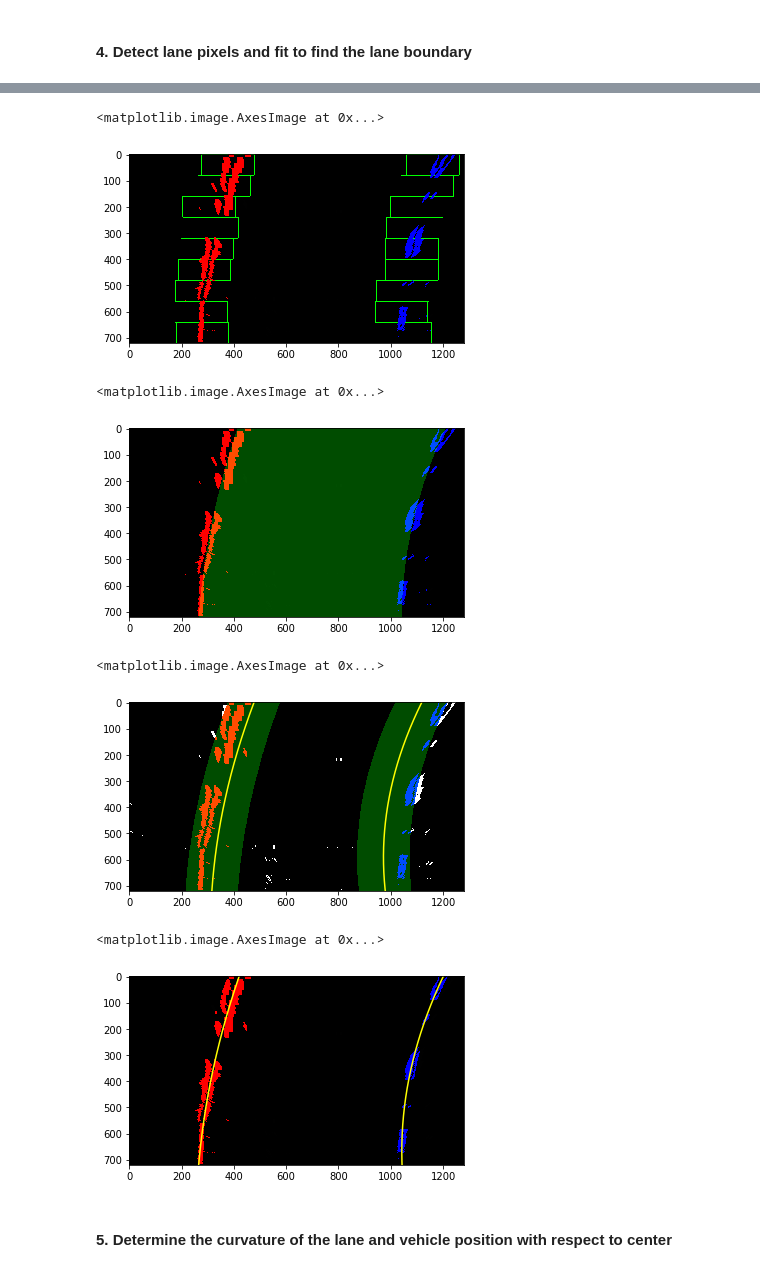
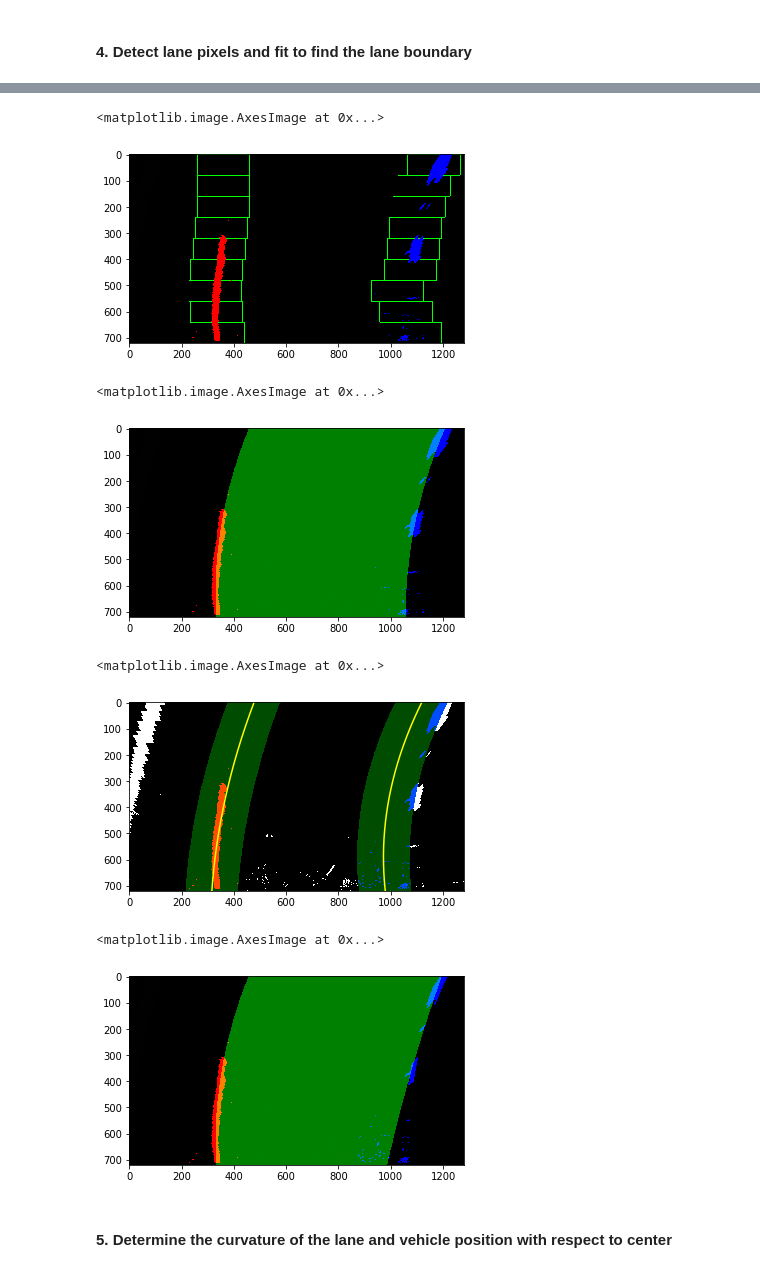
Before and after one commit to ninemillionbicycles/CarND-AdvancedLaneLines-P2, a Jupyter notebook: P2.ipynb, the cells around one changed output, grey strips where cells are left out. Cells and saved outputs as stored; diff of their text form; code cells hidden in the pictures.

```diff
--- a/P2.ipynb
+++ b/P2.ipynb
@@ -181,7 +181,7 @@ plt.subplots_adjust(left=0., right=1, top=0.9, bottom=0.)
 
 #### 1. Apply a distortion correction to raw images
 # %%
-image = mpimg.imread('test_images/test5.jpg')
+image = mpimg.imread('test_images/test1.jpg')
 
 # Read in the saved camera matrix and distortion coefficients
 dist_pickle = pickle.load(open("camera_cal/dist_pickle.p", "rb"))
@@ -289,6 +289,7 @@ def apply_thresholds(image, S_thresh, L_thresh, sobel_x_L_thresh, sobel_kernel=3
     # Get single color channels
     image_S = image_hls[:,:,2]
     image_L = image_hls[:,:,1]
+    image_H = image_hls[:,:,0]
 
     sobel_x_L_binary = abs_threshold(image_L, orient='x', sobel_kernel=ksize, thresh_min=sobel_x_L_thresh[0], thresh_max=sobel_x_L_thresh[1])
 
@@ -302,7 +303,10 @@ def apply_thresholds(image, S_thresh, L_thresh, sobel_x_L_thresh, sobel_kernel=3
 
     # Add all binary images into a single binary image
     image_binary = np.zeros_like(image_S)
+    # image_binary[(sobel_x_L_binary == 1) | (S_binary == 1)] = 1
     image_binary[(sobel_x_L_binary == 1) | (S_binary == 1) & (L_binary == 1)] = 1
+
+    # plt.imshow(image_binary, cmap='gray')
 
     return image_binary
 
@@ -429,15 +433,20 @@ def calc_histogram(image_binary_topview, plot=0):
 
     return histogram
 # %%
-def fit_polynomial(image_binary_topview, x_left, y_left, x_right, y_right, draw=0):
+def fit_polynomial(image_binary_topview, x_left, y_left, x_right, y_right, m_per_pix_x=3.7/700, m_per_pix_y=30/720, draw=0):
     '''
     TODO: This function fits polynomial to pixels ... do this only for initialization or after reset!
+    in meters!
     '''
+
     # Fit a second order polynomial to each line
     # Fit for f(y), rather than f(x), because the lane lines in the warped image are near vertical
     # and may have the same x value for more than one y value.
     left_fit = np.polyfit(y_left, x_left, 2)
     right_fit = np.polyfit(y_right, x_right, 2)
+
+    # left_fit = np.polyfit(y_left * m_per_pix_y, x_left * m_per_pix_x, 2)
+    # right_fit = np.polyfit(y_right * m_per_pix_y, x_right * m_per_pix_x, 2)
 
     # Generate y values for plotting
     y_plot = np.linspace(0, image_binary_topview.shape[0] - 1, image_binary_topview.shape[0])
@@ -481,7 +490,7 @@ def fit_polynomial(image_binary_topview, x_left, y_left, x_right, y_right, draw=
         cv2.fillPoly(blank_image, np.int_([points]), (0,255, 0))
 
         # Combine the result with the original image
-        image_visualization = cv2.addWeighted(image_output, 1, blank_image, 0.3, 0)
+        image_visualization = cv2.addWeighted(image_output, 1, blank_image, 0.5, 0)
 
     return left_fit, right_fit, image_visualization
 # %%
@@ -666,14 +675,14 @@ x_left, y_left, x_right, y_right, image_visualization = find_lane_pixels(image_b
 plt.imshow(image_visualization)
 # %% [output]
 <matplotlib.image.AxesImage at 0x...>
-[figure, old version]
+[figure, new version]
 # %%
 left_fit, right_fit, image_visualization = fit_polynomial(image_binary_topview, x_left, y_left, x_right, y_right, draw=1)
 
 plt.imshow(image_visualization)
 # %% [output]
 <matplotlib.image.AxesImage at 0x...>
-[figure, old version]
+[figure, new version]
 # %%
 # Polynomial fit values from the previous frame
 left_fit_previous = np.array([ 2.13935315e-04, -3.77507980e-01,  4.76902175e+02])
@@ -686,15 +695,26 @@ x_left, y_left, x_right, y_right, image_visualization = search_around_polynomial
 plt.imshow(image_visualization)
 # %% [output]
 <matplotlib.image.AxesImage at 0x...>
-[figure, old version]
+[figure, new version]
 # %%
 left_fit, right_fit, image_visualization = fit_polynomial(image_binary_topview, x_left, y_left, x_right, y_right, draw=1)
 
+'''
+image_size = (image.shape[1], image.shape[0]) # (x_size, y_size)
+x_max = image_size[0]
+y_max = image_size[1]
+
+x_left = left_fit[0] * y_max**2 + left_fit[1] * y_max + left_fit[2]
+x_right = right_fit[0] * y_max**2 + right_fit[1] * y_max + right_fit[2]
+diff = x_right-x_left
+print(diff)
+'''
+
 # View your output
 plt.imshow(image_visualization)
 # %% [output]
 <matplotlib.image.AxesImage at 0x...>
-[figure, old version]
+[figure, new version]
 # %% [markdown]
 #### 5. Determine the curvature of the lane and vehicle position with respect to center
 # %% [markdown]
```
Also changed, not shown: parts of 13 cells of this notebook, 1 other file.
